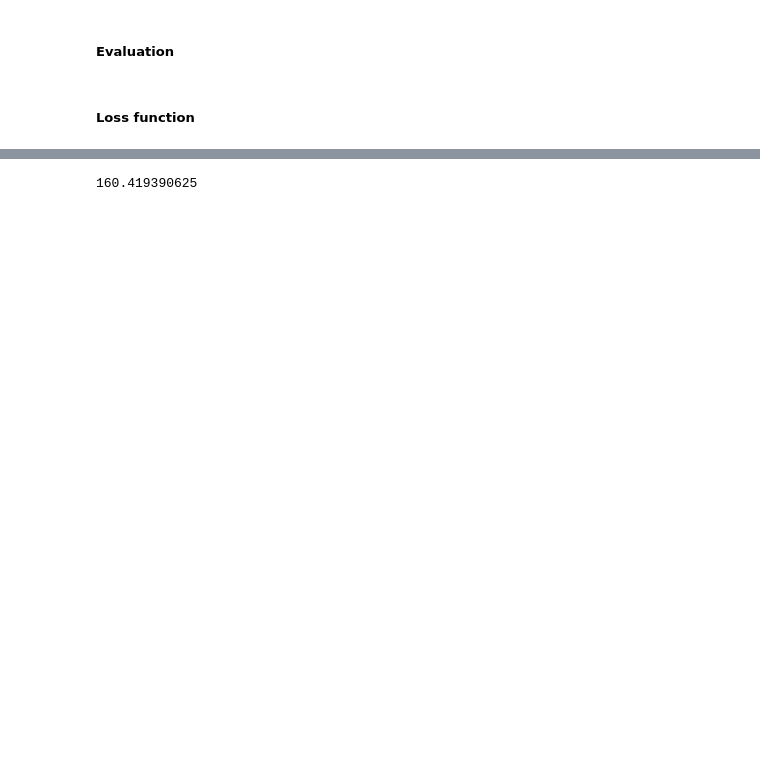
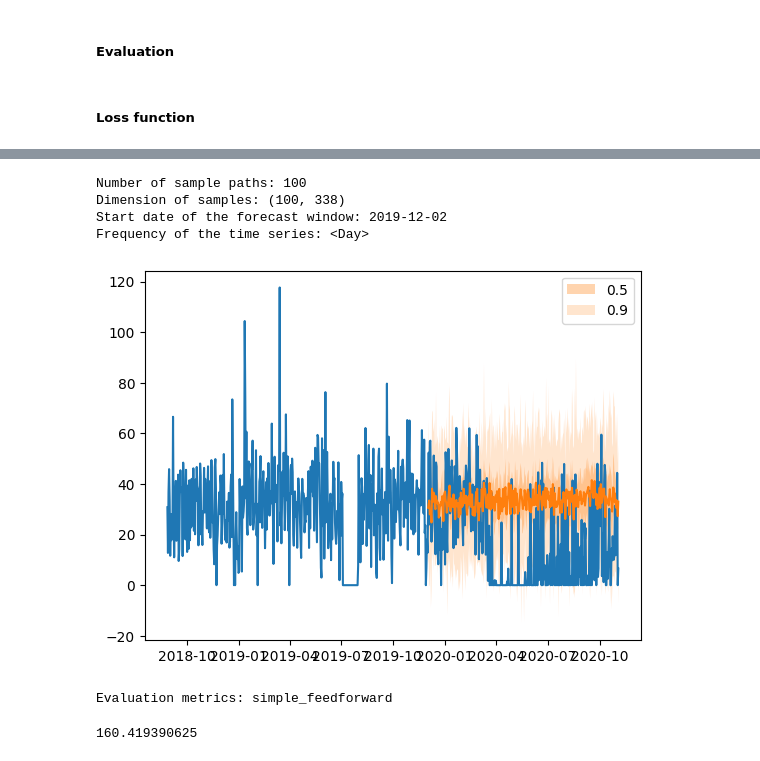
Before and after one commit to Wreck-It-Yuanjie/EV-charging-project, a Jupyter notebook: gluonts_multiple_v_EVdata_multiple_models.ipynb, the cells around one changed output, grey strips where cells are left out. Cells and saved outputs as stored; diff of their text form; code cells hidden in the pictures; blank space fills up the shorter version.

```diff
--- a/gluonts_multiple_v_EVdata_multiple_models.ipynb
+++ b/gluonts_multiple_v_EVdata_multiple_models.ipynb
@@ -547,7 +547,7 @@ def train_and_predict(train_dataset, val_dataset, test_dataset, estimator):
         dataset = test_dataset, predictor = predictor
     )
 
-    return predictor, forecast_it, ts_it
+    return predictor, list(forecast_it), list(ts_it)
 # %%
 ## Available estmators:
 ## transformer_estimator: transformer
@@ -644,3 +650,0 @@ tss = list(ts_it)
-# %%
-forecast_entry = forecast[0]
-ts_entry = tss[0]
@@ -690,4 +686,8 @@ predicted_values_100_series.to_csv(predicted_values)
 # %%
-plt.plot(ts_entry[-800:].to_timestamp())
-forecast_entry.plot(show_label=True)
-plt.legend()
+def plot_orginal_prediction(forecast_it, ts_it):
+    forecast_entry = forecast_it[0]
+    ts_entry = ts_it[0]
+
+    plt.plot(ts_entry[-800:].to_timestamp())
+    forecast_entry.plot(show_label=True)
+    plt.legend()
@@ -711,0 +710,7 @@ Evaluation metrics: simple_feedforward
+# %%
+print_forecast_basic_info(forecast_it, ts_it)
+# %% [output]
+Number of sample paths: 100
+Dimension of samples: (100, 338)
+Start date of the forecast window: 2019-12-02
+Frequency of the time series: <Day>
@@ -711,0 +721,4 @@ Evaluation metrics: simple_feedforward
+# %%
+plot_orginal_prediction(forecast_it, ts_it)
+# %% [output]
+[figure, added]
@@ -712,3 +727,7 @@ Evaluation metrics: simple_feedforward
+# %%
+export_eval_metrics(agg_metrics, item_metrics, estimator)
+# %% [output]
+Evaluation metrics: simple_feedforward
 # %%
 agg_metrics["MSE"]
 # %% [output]
```
Also changed, not shown: parts of 21 cells of this notebook, 3 other files.
